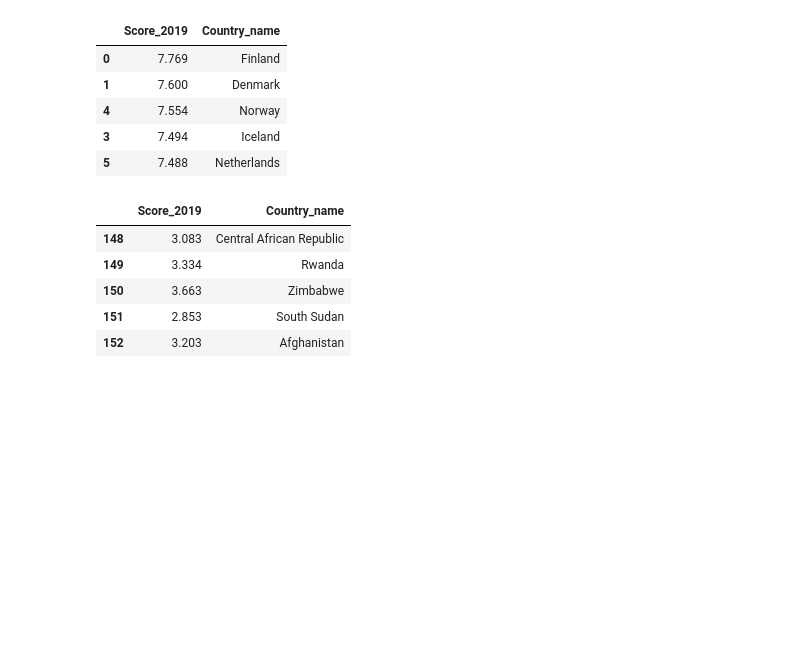
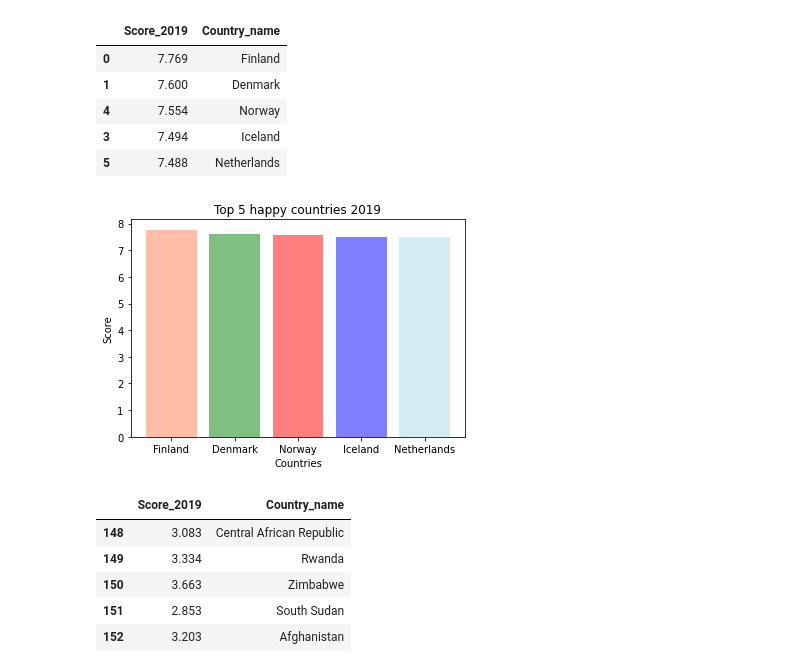
Before and after one commit to paoestefan/Proyect-Gamma, a Jupyter notebook: Happy code.ipynb, the cells around one changed output. Saved outputs shown, nothing was run; the diff lists cells and outputs as text; code cells hidden in the pictures; blank space fills up the shorter version.

```diff
--- a/Happy code.ipynb
+++ b/Happy code.ipynb
@@ -165,6 +175,16 @@ top1_df
 | 4 | 7.554 | Norway |
 | 3 | 7.494 | Iceland |
 | 5 | 7.488 | Netherlands |
+# %%
+plt.bar(top1_df["Country_name"],top1_df["Score_2019"], color={"red","blue","green","coral","lightblue"},alpha=0.5,  align="center")
+plt.xticks(top1_df["Country_name"])
+plt.title("Top 5 happy countries 2019")
+plt.xlabel("Countries")
+plt.ylabel("Score")
+
+plt.show()
+# %% [output]
+[figure, added]
 # %%
 tail=merge_df["Score_2019"].tail()
 tail1_df=pd.DataFrame(tail)
```
Also changed, not shown: parts of 4 cells of this notebook.
